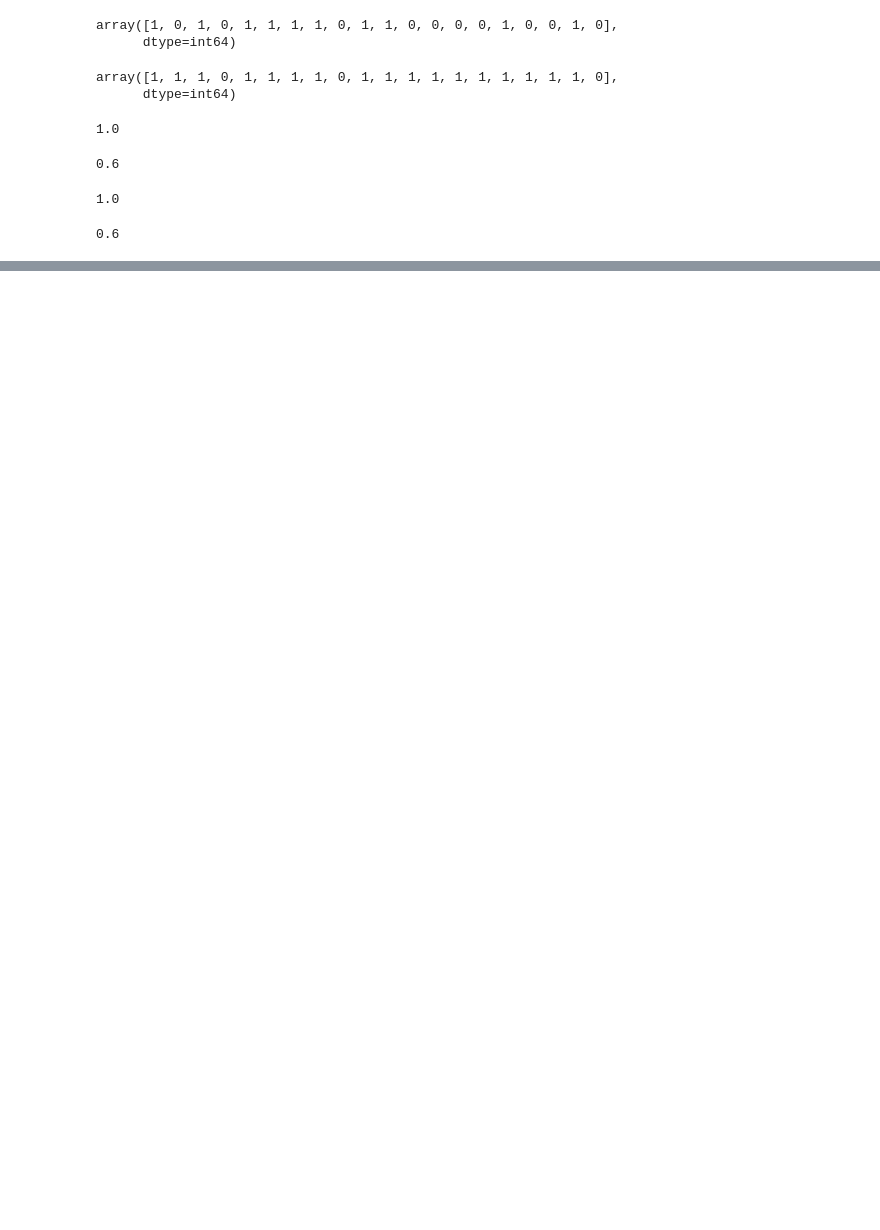
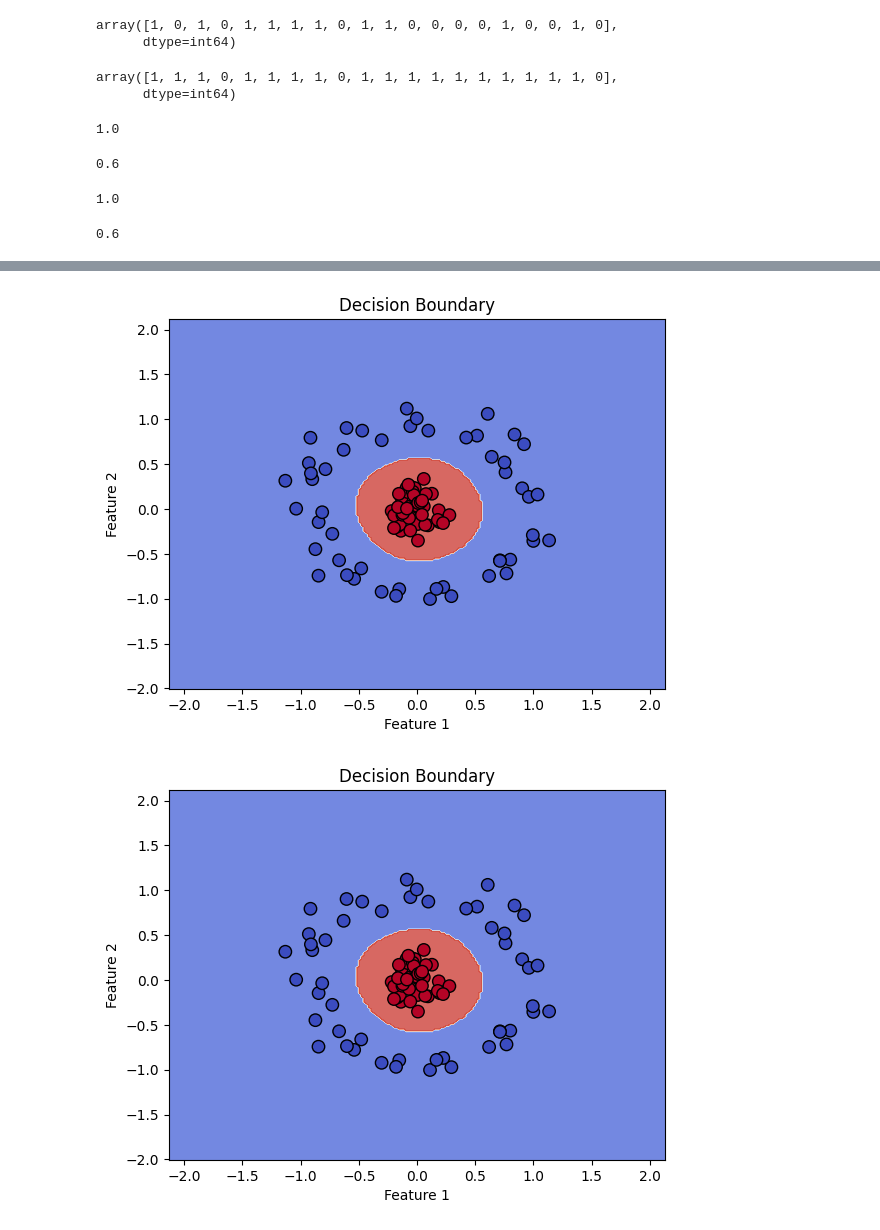
Before and after one commit to sankar0453/complete-machine-learning, a Jupyter notebook: svm_kernals_svm_regressor.ipynb, the cells around one changed output, grey strips where cells are left out. Saved outputs shown, nothing was run; the diff lists cells and outputs as text; code cells hidden in the pictures; blank space fills up the shorter version.

```diff
--- a/svm_kernals_svm_regressor.ipynb
+++ b/svm_kernals_svm_regressor.ipynb
@@ -126,0 +156,5 @@ accuracy_score(y_test, y_pred4)
+# %%
+plot_decision_boundary(classsifier2,X,y)
+# %% [output]
+[figure, added]
+[figure, added]
```
Also changed, not shown: parts of 10 cells of this notebook.
